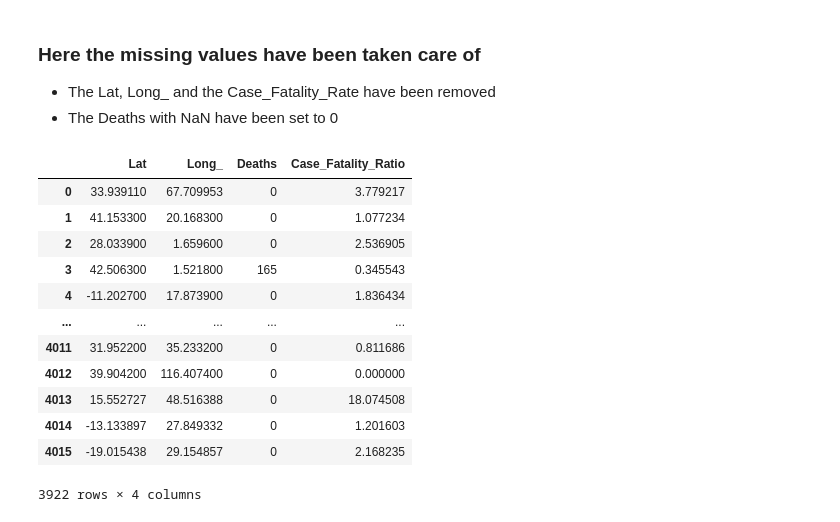
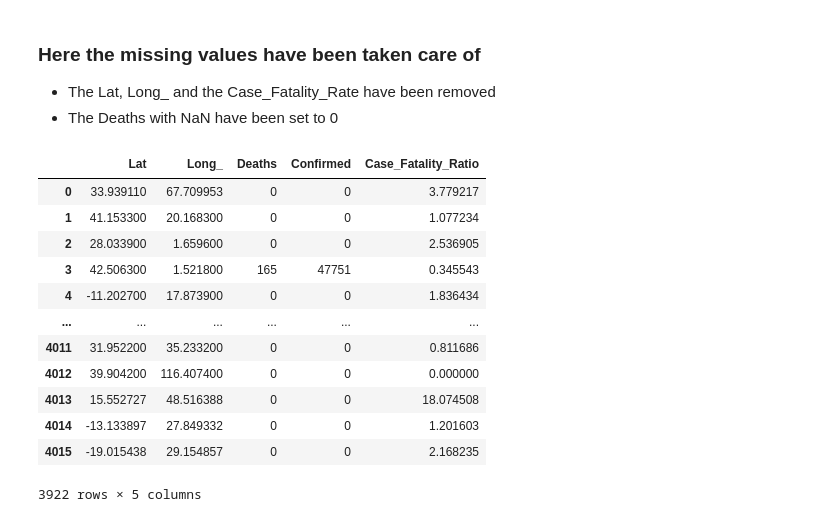
Before and after one commit to Horizn16/Predictioneer, a Jupyter notebook: test.ipynb, the cells around one changed output. Saved outputs shown, nothing was run; the diff lists cells and outputs as text; code cells hidden in the pictures.

```diff
--- a/test.ipynb
+++ b/test.ipynb
@@ -153,19 +156,3 @@ dtype: int64
 ### Here the missing values have been taken care of
 - The Lat, Long_ and the Case_Fatality_Rate have been removed
 - The Deaths with NaN have been set to 0
-# %%
-new_df
-# %% [output]
-|  | Lat | Long_ | Deaths | Case_Fatality_Ratio |
-| 0 | 33.939110 | 67.709953 | 0 | 3.779217 |
-| 1 | 41.153300 | 20.168300 | 0 | 1.077234 |
-| 2 | 28.033900 | 1.659600 | 0 | 2.536905 |
-| 3 | 42.506300 | 1.521800 | 165 | 0.345543 |
-| 4 | -11.202700 | 17.873900 | 0 | 1.836434 |
-| ... | ... | ... | ... | ... |
-| 4011 | 31.952200 | 35.233200 | 0 | 0.811686 |
-| 4012 | 39.904200 | 116.407400 | 0 | 0.000000 |
-| 4013 | 15.552727 | 48.516388 | 0 | 18.074508 |
-| 4014 | -13.133897 | 27.849332 | 0 | 1.201603 |
-| 4015 | -19.015438 | 29.154857 | 0 | 2.168235 |
-3922 rows × 4 columns
@@ -172,2 +161,21 @@ new_df
+# %%
+new_df.replace([np.inf, -np.inf], np.nan, inplace=True)
+new_df.fillna(0, inplace=True)
+new_df['Confirmed'] = new_df['Confirmed'].astype(int)
+new_df
+# %% [output]
+|  | Lat | Long_ | Deaths | Confirmed | Case_Fatality_Ratio |
+| 0 | 33.939110 | 67.709953 | 0 | 0 | 3.779217 |
+| 1 | 41.153300 | 20.168300 | 0 | 0 | 1.077234 |
+| 2 | 28.033900 | 1.659600 | 0 | 0 | 2.536905 |
+| 3 | 42.506300 | 1.521800 | 165 | 47751 | 0.345543 |
+| 4 | -11.202700 | 17.873900 | 0 | 0 | 1.836434 |
+| ... | ... | ... | ... | ... | ... |
+| 4011 | 31.952200 | 35.233200 | 0 | 0 | 0.811686 |
+| 4012 | 39.904200 | 116.407400 | 0 | 0 | 0.000000 |
+| 4013 | 15.552727 | 48.516388 | 0 | 0 | 18.074508 |
+| 4014 | -13.133897 | 27.849332 | 0 | 0 | 1.201603 |
+| 4015 | -19.015438 | 29.154857 | 0 | 0 | 2.168235 |
+3922 rows × 5 columns
 # %%
 plt.figure(figsize=(10, 6))
```
Also changed, not shown: parts of 6 cells of this notebook, 3 other files.
